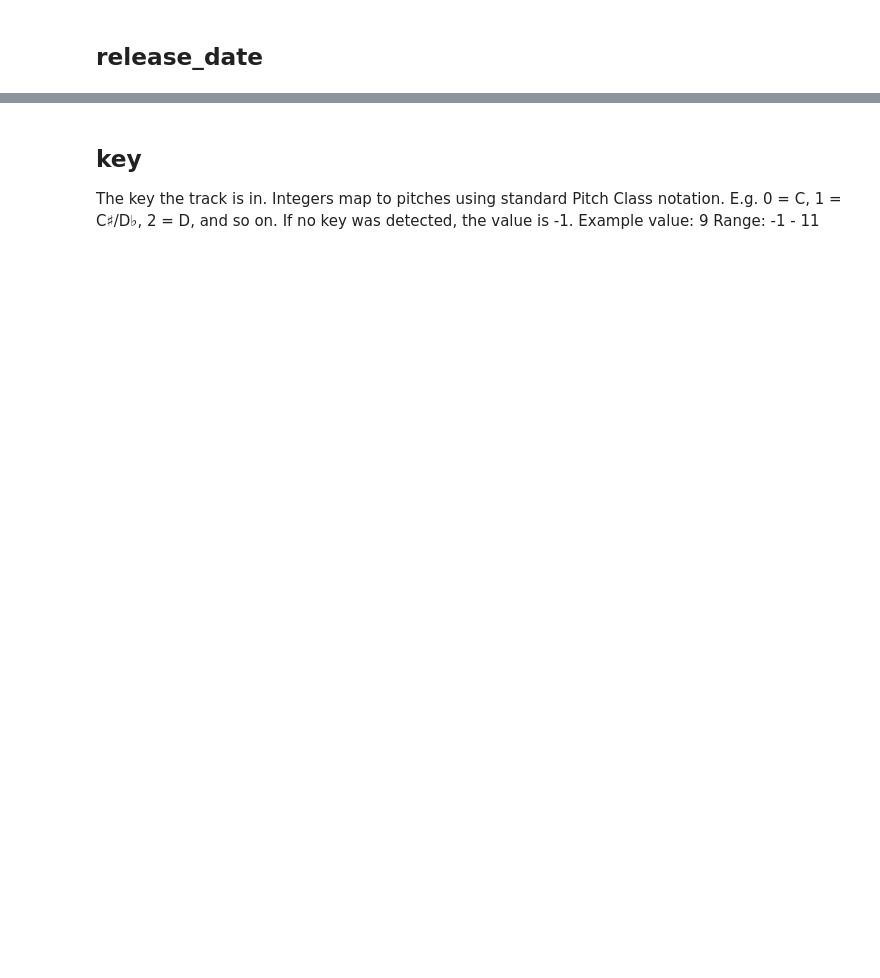
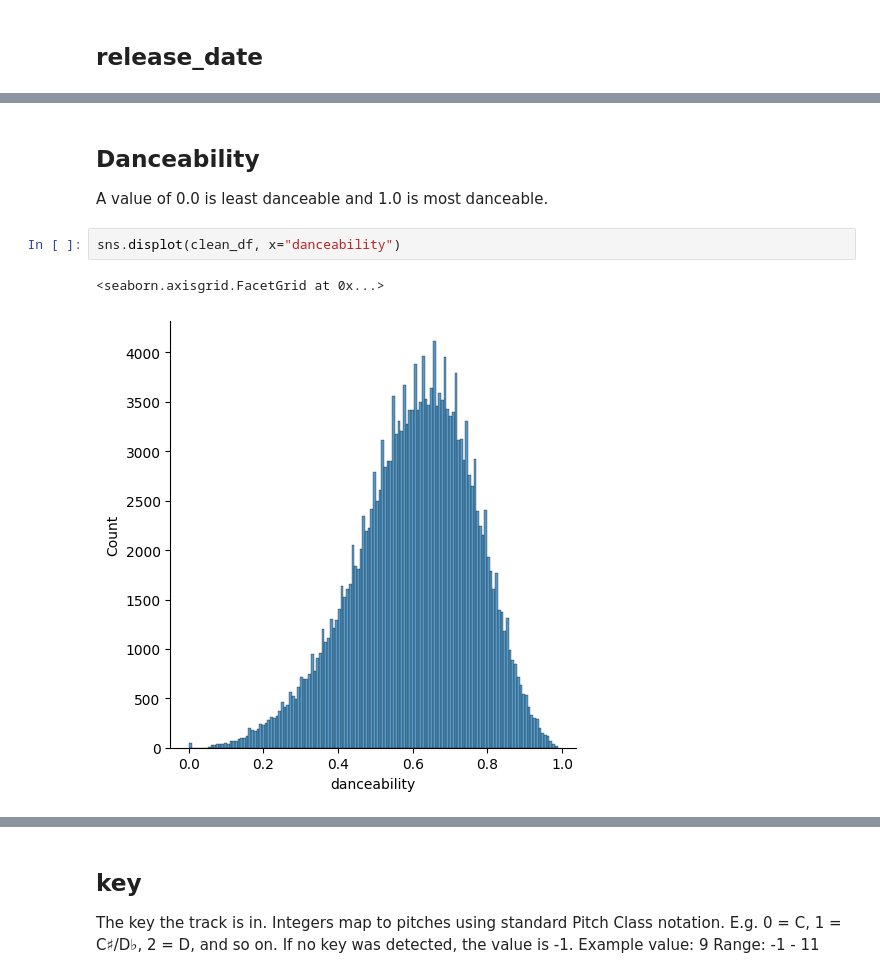
Before and after one commit to aria-51/dsw_tisabop, a Jupyter notebook: da_draftv1.ipynb, the cells around one changed output, grey strips where cells are left out. Cells and saved outputs as stored; diff of their text form; blank space fills up the shorter version.

```diff
--- a/da_draftv1.ipynb
+++ b/da_draftv1.ipynb
@@ -514,0 +300,8 @@ Will not deal much with this bc it's going to die anyway.
+# %% [markdown]
+## Danceability
+ A value of 0.0 is least danceable and 1.0 is most danceable.
+# %%
+sns.displot(clean_df, x="danceability")
+# %% [output]
+<seaborn.axisgrid.FacetGrid at 0x...>
+[figure, added]
```
Also changed, not shown: parts of 162 cells of this notebook, 1 other file.
